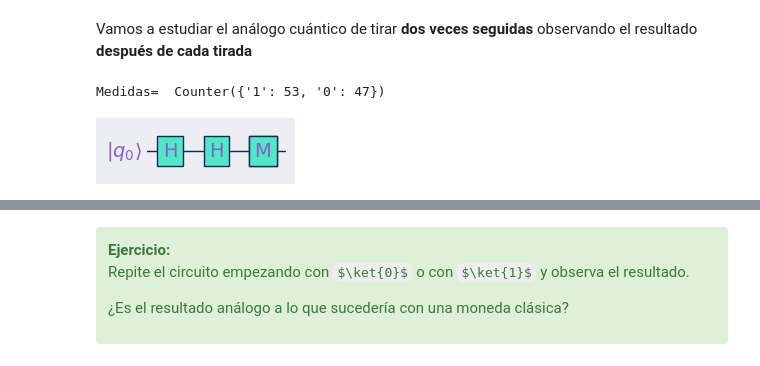
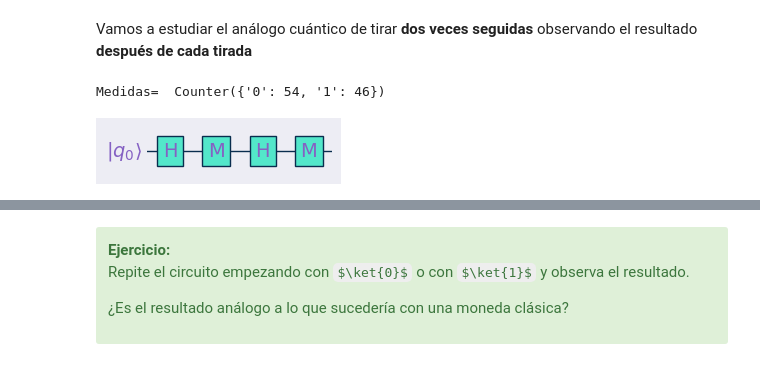
Before and after one commit to talentQ-es/Masterclass_2025, a Jupyter notebook: Qibo/Masterclass_2025_qibo.ipynb, the cells around one changed output, grey strips where cells are left out. Drawn from its saved outputs; the diff is of its cells as text; code cells hidden in the pictures; some formulas as TeX source.

Commit message:
miply en lugar de qsplot

```diff
--- a/Qibo/Masterclass_2025_qibo.ipynb
+++ b/Qibo/Masterclass_2025_qibo.ipynb
@@ -462,27 +463,27 @@ Vamos a estudiar el análogo cuántico de tirar **dos veces seguidas**  observan
 # %%
 # Programamos un circuito que efectúe dos tiradas y medidas sucesivas.
 
 # creamos el circuito de un cúbit
 qbits = 1
 qc5 = Circuit(qbits)
 
 qc5.add(gates.H(0))              # tiramos
 qc5.add(gates.M(*range(qbits)))  #observamos
 qc5.add(gates.H(0))              # tiramos de nuevo
 qc5.add(gates.M(*range(qbits)))  #observamos
 
 #visualizamos el circuito
-qsplot_circuit(qc5)
+miplot_circuit(qc5)
 
 # ejecutamos un número de veces
 Nejecucion = 100
 result5 = qc5.execute(nshots=Nejecucion)
 
 medidas5 = result5.frequencies()
 print("Medidas= ", medidas5)
 # %% [output]
-Medidas=  Counter({'1': 53, '0': 47})
+Medidas=  Counter({'0': 54, '1': 46})
-[figure, old version]
+[figure, new version]
 # %%
 # graficamos en un histograma
 plot_histogram(medidas5)
```
Also changed, not shown: parts of 13 cells of this notebook, 2 other files.
